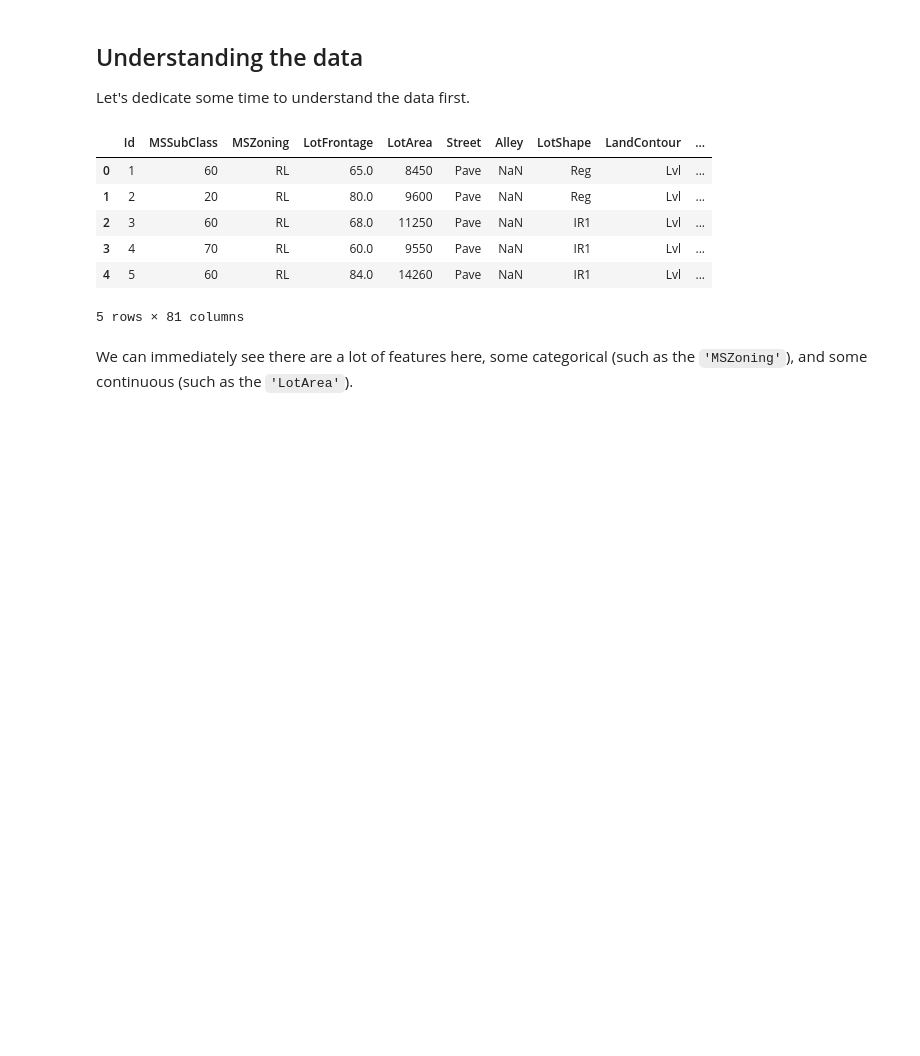
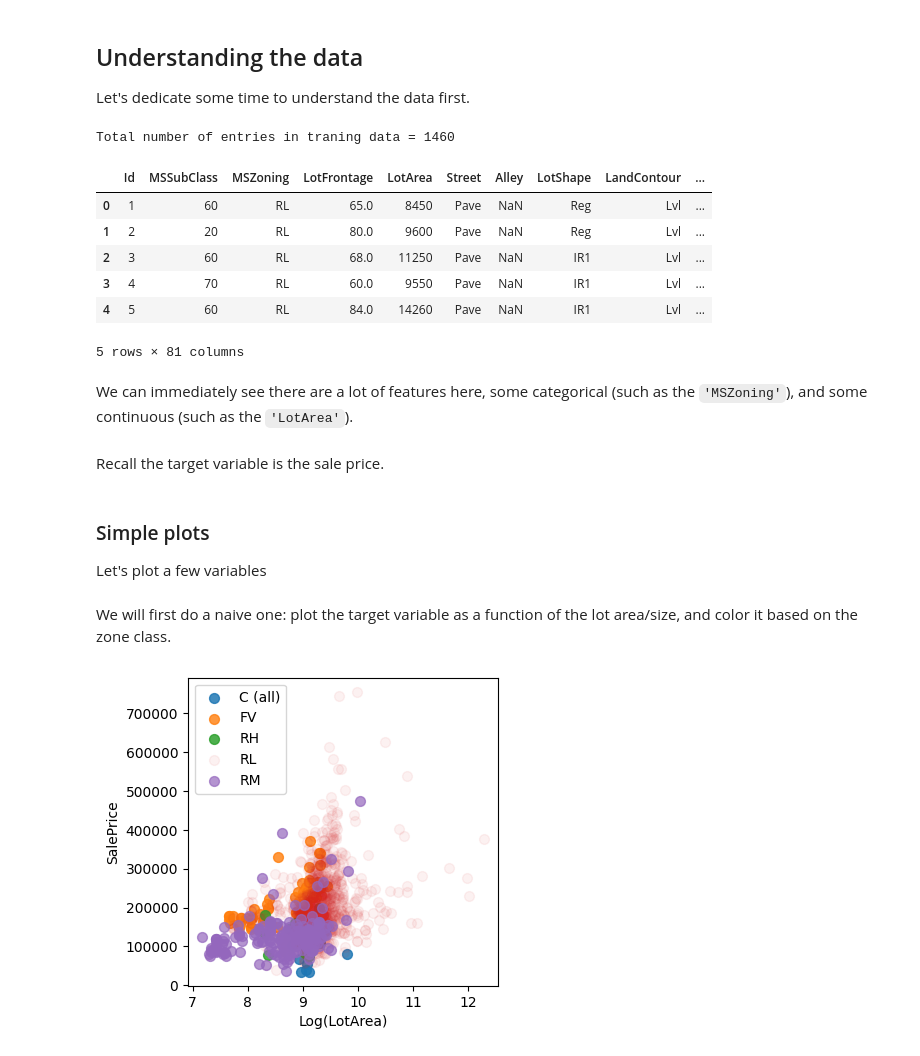
Before and after one commit to victorventuri/kaggle_play, a Jupyter notebook: house_price_tutorial/houseprices.ipynb, the cells around one changed output. Drawn from its saved outputs; the diff is of its cells as text; code cells hidden in the pictures; blank space fills up the shorter version.

Commit message:
visualizing the data

```diff
--- a/house_price_tutorial/houseprices.ipynb
+++ b/house_price_tutorial/houseprices.ipynb
@@ -36,15 +37,27 @@ for dirname, _, filenames in os.walk(input_dir):
 Let's dedicate some time to understand the data first.
 # %%
 full_training = pd.read_csv(input_dir + 'house-prices-advanced-regression-techniques/train.csv')
+num_entries = full_training.shape[0]
+
+print(f'Total number of entries in traning data = {num_entries}')
 
 full_training.head(5)
 # %% [output]
+Total number of entries in traning data = 1460
 |  | Id | MSSubClass | MSZoning | LotFrontage | LotArea | Street | Alley | LotShape | LandContour | ... |
 | 0 | 1 | 60 | RL | 65.0 | 8450 | Pave | NaN | Reg | Lvl | ... |
 | 1 | 2 | 20 | RL | 80.0 | 9600 | Pave | NaN | Reg | Lvl | ... |
 | 2 | 3 | 60 | RL | 68.0 | 11250 | Pave | NaN | IR1 | Lvl | ... |
 | 3 | 4 | 70 | RL | 60.0 | 9550 | Pave | NaN | IR1 | Lvl | ... |
 | 4 | 5 | 60 | RL | 84.0 | 14260 | Pave | NaN | IR1 | Lvl | ... |
-5 rows × 81 columns
+5 rows × 81 columns
 # %% [markdown]
 We can immediately see there are a lot of features here, some categorical (such as the `'MSZoning'`), and some continuous (such as the `'LotArea'`).
+# %% [markdown]
+Recall the target variable is the sale price.
+# %%
+target_name = 'SalePrice'
+# %% [markdown]
+### Simple plots
+
+Let's plot a few variables
@@ -50,0 +66,24 @@ We can immediately see there are a lot of features here, some categorical (such
+# %% [markdown]
+We will first do a naive one: plot the target variable as a function of the lot area/size, and color it based on the zone class.
+# %%
+# Specify variables
+continuous_var = 'LotArea'
+categorical_var = 'MSZoning'
+
+# Plot
+fig, ax = plt.subplots(figsize=(4, 4))
+ax.set_ylabel(target_name)
+ax.set_xlabel(f'Log({continuous_var})')
+
+for zone, data in full_training.groupby(categorical_var):
+    sc = ax.scatter(np.log(data[continuous_var]), data[target_name],
+                    # color=colors[zone],
+                    marker='o',
+                    alpha=(0.85 - len(data)/num_entries),  # The more entries the lighter for visualization purposes
+                    s=50,
+                    label=zone)
+    # sc.set_facecolor("none")
+
+_ = ax.legend()
+# %% [output]
+[figure, added]
```
Also changed, not shown: parts of 2 cells of this notebook.
